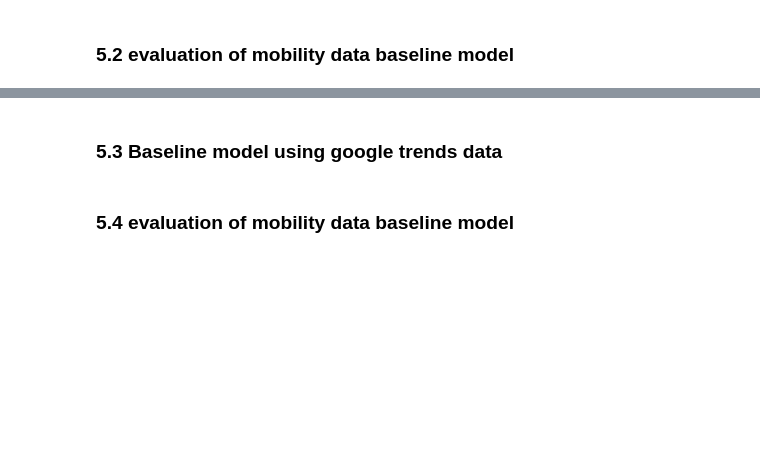
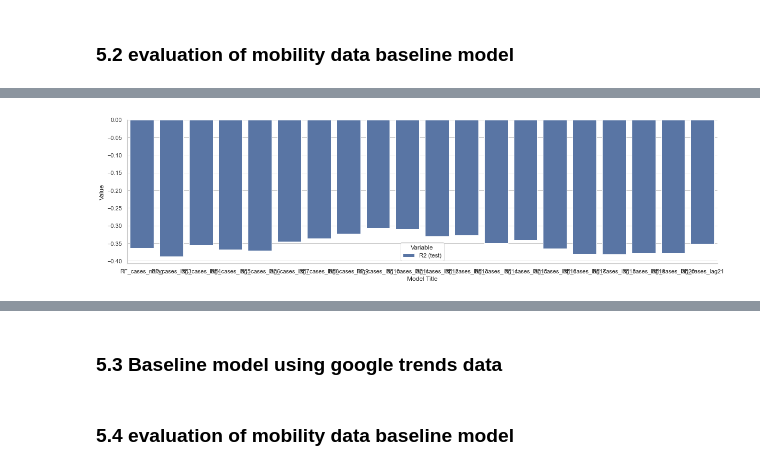
Before and after one commit to KevinSpurk/P03-how-to-predict-a-pandemic, a Jupyter notebook: P03_predict_covid19.ipynb, the cells around one changed output, grey strips where cells are left out. Saved outputs shown, nothing was run; the diff lists cells and outputs as text; code cells hidden in the pictures; blank space fills up the shorter version.

```diff
--- a/P03_predict_covid19.ipynb
+++ b/P03_predict_covid19.ipynb
@@ -1222,0 +1235,8 @@ rf_mobility_cases_comp
+# %%
+fig, ax1 = plt.subplots(figsize=(20, 5))
+tidy = rf_mobility_cases_comp.melt(id_vars='model title').rename(columns=str.title)
+tidy = tidy[tidy['Variable'] == 'R2 (test)']
+sns.barplot(x='Model Title', y='Value', hue='Variable', data=tidy, ax=ax1)
+sns.despine(fig)
+# %% [output]
+[figure, added]
```
Also changed, not shown: parts of 38 cells of this notebook, 3 other files.
